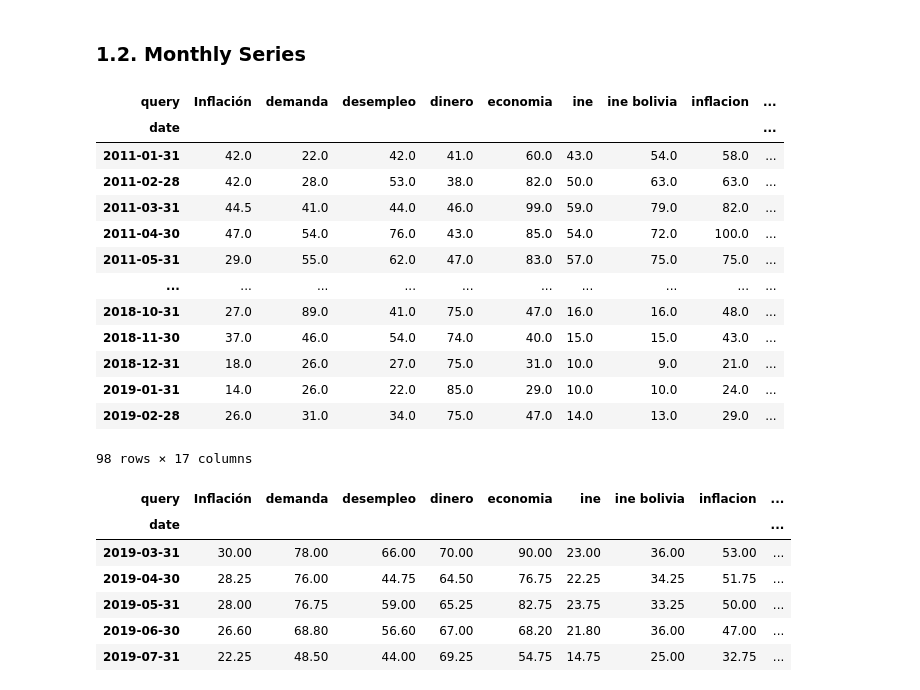
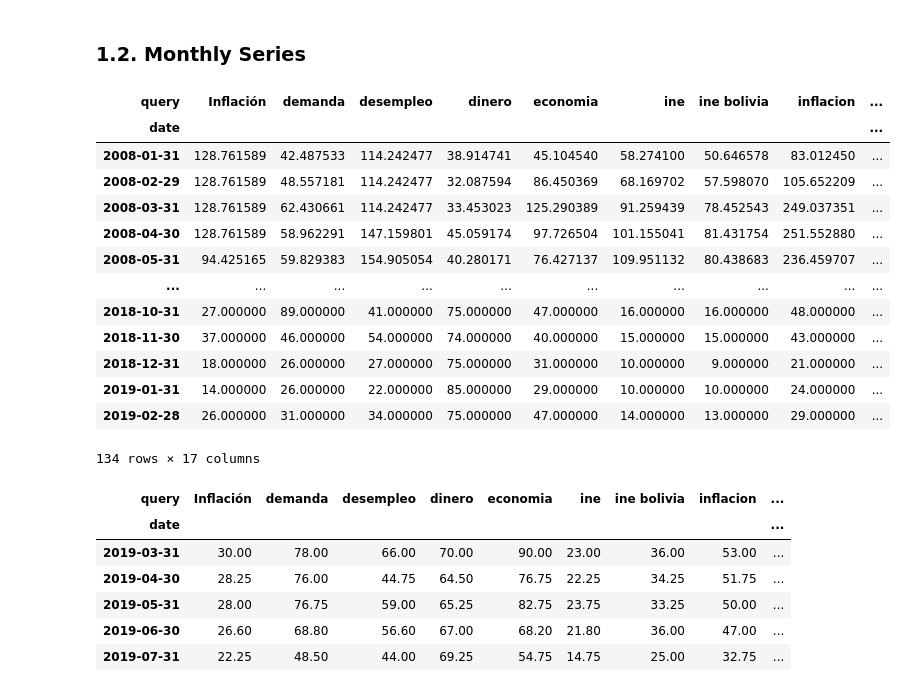
Before and after one commit to osmarbolivar/High-Freq-Inflation-Forecast-2SML, a Jupyter notebook: Data_preprocess.ipynb, the cells around one changed output. Cells and saved outputs as stored; diff of their text form; code cells hidden in the pictures.

```diff
--- a/Data_preprocess.ipynb
+++ b/Data_preprocess.ipynb
@@ -36,3 +43,7 @@ fig.update_layout(
     legend_title='Data Source'
 )
 fig.show()
+# %%
+aux0 = ((gt_m_2011_2024.loc['2011-08-31':'2014-05-31', ]/gt_m_2008_2015.loc['2011-08-31':'2014-05-31', ])-1) + 1
+aux0 = aux0.mean(axis=0, skipna=True)
+aux0
@@ -38,0 +64,4 @@ fig.show()
+# %%
+gt_m_2008_2015_adj = gt_m_2008_2015.copy()
+for query in gt_m_2008_2015.columns:
+    gt_m_2008_2015_adj[query] = gt_m_2008_2015[query] * aux0[query]
@@ -38,0 +81,5 @@ fig.show()
+# %%
+gt_m_2008_2010 = gt_m_2008_2015_adj.copy().loc['2008-01-31':'2010-12-31', ]
+# %%
+gt_m_2008_2024 = pd.concat([gt_m_2008_2010, gt_m_2011_2024], axis=0)
+gt_m_2008_2024
@@ -216,24 +278,24 @@ fig.show()
 # %% [markdown]
 ### **1.2. Monthly Series**
 # %%
-gt_month_1 = gt_m_2011_2024.loc[gt_m_2011_2024.index < '2019-03-31'].copy().filter(gt_words_2.index, axis=1).resample('M').mean()
+gt_month_1 = gt_m_2008_2024.loc[gt_m_2008_2024.index < '2019-03-31'].copy().filter(gt_words_2.index, axis=1).resample('M').mean()
 gt_month_1 = gt_month_1.replace(0, np.nan).interpolate(method='linear', limit_direction="both")
 gt_month_1
 # %% [output]
 | query | Inflación | demanda | desempleo | dinero | economia | ine | ine bolivia | inflacion | ... |
 | date |  |  |  |  |  |  |  |  | ... |
-| 2011-01-31 | 42.0 | 22.0 | 42.0 | 41.0 | 60.0 | 43.0 | 54.0 | 58.0 | ... |
-| 2011-02-28 | 42.0 | 28.0 | 53.0 | 38.0 | 82.0 | 50.0 | 63.0 | 63.0 | ... |
-| 2011-03-31 | 44.5 | 41.0 | 44.0 | 46.0 | 99.0 | 59.0 | 79.0 | 82.0 | ... |
-| 2011-04-30 | 47.0 | 54.0 | 76.0 | 43.0 | 85.0 | 54.0 | 72.0 | 100.0 | ... |
-| 2011-05-31 | 29.0 | 55.0 | 62.0 | 47.0 | 83.0 | 57.0 | 75.0 | 75.0 | ... |
+| 2008-01-31 | 128.761589 | 42.487533 | 114.242477 | 38.914741 | 45.104540 | 58.274100 | 50.646578 | 83.012450 | ... |
+| 2008-02-29 | 128.761589 | 48.557181 | 114.242477 | 32.087594 | 86.450369 | 68.169702 | 57.598070 | 105.652209 | ... |
+| 2008-03-31 | 128.761589 | 62.430661 | 114.242477 | 33.453023 | 125.290389 | 91.259439 | 78.452543 | 249.037351 | ... |
+| 2008-04-30 | 128.761589 | 58.962291 | 147.159801 | 45.059174 | 97.726504 | 101.155041 | 81.431754 | 251.552880 | ... |
+| 2008-05-31 | 94.425165 | 59.829383 | 154.905054 | 40.280171 | 76.427137 | 109.951132 | 80.438683 | 236.459707 | ... |
 | ... | ... | ... | ... | ... | ... | ... | ... | ... | ... |
-| 2018-10-31 | 27.0 | 89.0 | 41.0 | 75.0 | 47.0 | 16.0 | 16.0 | 48.0 | ... |
-| 2018-11-30 | 37.0 | 46.0 | 54.0 | 74.0 | 40.0 | 15.0 | 15.0 | 43.0 | ... |
-| 2018-12-31 | 18.0 | 26.0 | 27.0 | 75.0 | 31.0 | 10.0 | 9.0 | 21.0 | ... |
-| 2019-01-31 | 14.0 | 26.0 | 22.0 | 85.0 | 29.0 | 10.0 | 10.0 | 24.0 | ... |
-| 2019-02-28 | 26.0 | 31.0 | 34.0 | 75.0 | 47.0 | 14.0 | 13.0 | 29.0 | ... |
+| 2018-10-31 | 27.000000 | 89.000000 | 41.000000 | 75.000000 | 47.000000 | 16.000000 | 16.000000 | 48.000000 | ... |
+| 2018-11-30 | 37.000000 | 46.000000 | 54.000000 | 74.000000 | 40.000000 | 15.000000 | 15.000000 | 43.000000 | ... |
+| 2018-12-31 | 18.000000 | 26.000000 | 27.000000 | 75.000000 | 31.000000 | 10.000000 | 9.000000 | 21.000000 | ... |
+| 2019-01-31 | 14.000000 | 26.000000 | 22.000000 | 85.000000 | 29.000000 | 10.000000 | 10.000000 | 24.000000 | ... |
+| 2019-02-28 | 26.000000 | 31.000000 | 34.000000 | 75.000000 | 47.000000 | 14.000000 | 13.000000 | 29.000000 | ... |
-98 rows × 17 columns
+134 rows × 17 columns
 # %%
 gt_month_2 = GT_weekly.loc[GT_weekly.index >= '2019-03-31'].copy().resample('M').mean()
 gt_month_2
```
Also changed, not shown: parts of 9 cells of this notebook, 1 other file.
